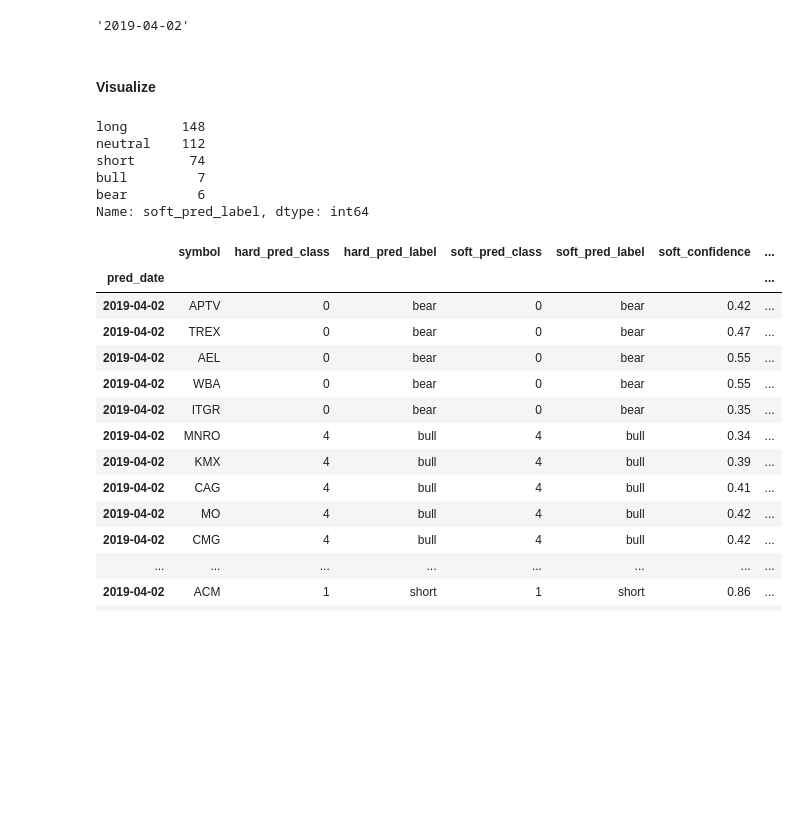
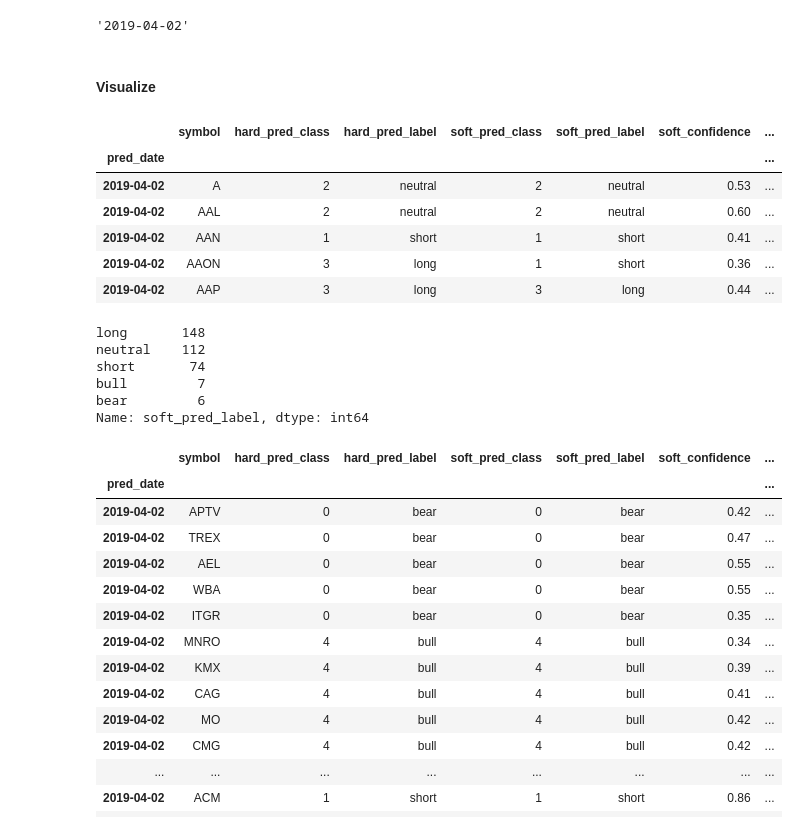
Before and after one commit to webclinic017/inception, a Jupyter notebook: notebooks/fundamental_ML.ipynb, the cells around one changed output. Cells and saved outputs as stored; diff of their text form; code cells hidden in the pictures; blank space fills up the shorter version.

```diff
--- a/notebooks/fundamental_ML.ipynb
+++ b/notebooks/fundamental_ML.ipynb
@@ -557,6 +514,17 @@ rename_col(s3_df, 'index', 'pred_date')
 csv_store(s3_df, s3_path, csv_ext.format(storeDate))
 # %% [markdown]
 #### Visualize
+# %%
+# pred_df.describe().T
+pred_df.head()
+# %% [output]
+|  | symbol | hard_pred_class | hard_pred_label | soft_pred_class | soft_pred_label | soft_confidence | ... |
+| pred_date |  |  |  |  |  |  | ... |
+| 2019-04-02 | A | 2 | neutral | 2 | neutral | 0.53 | ... |
+| 2019-04-02 | AAL | 2 | neutral | 2 | neutral | 0.60 | ... |
+| 2019-04-02 | AAN | 1 | short | 1 | short | 0.41 | ... |
+| 2019-04-02 | AAON | 3 | long | 1 | short | 0.36 | ... |
+| 2019-04-02 | AAP | 3 | long | 3 | long | 0.44 | ... |
 # %%
 # recommendation distribution
 pd.value_counts(pred_df.loc[pred_df.hard_pred_label == pred_df.soft_pred_label].soft_pred_label)
```
Also changed, not shown: parts of 5 cells of this notebook, 1 other file.
